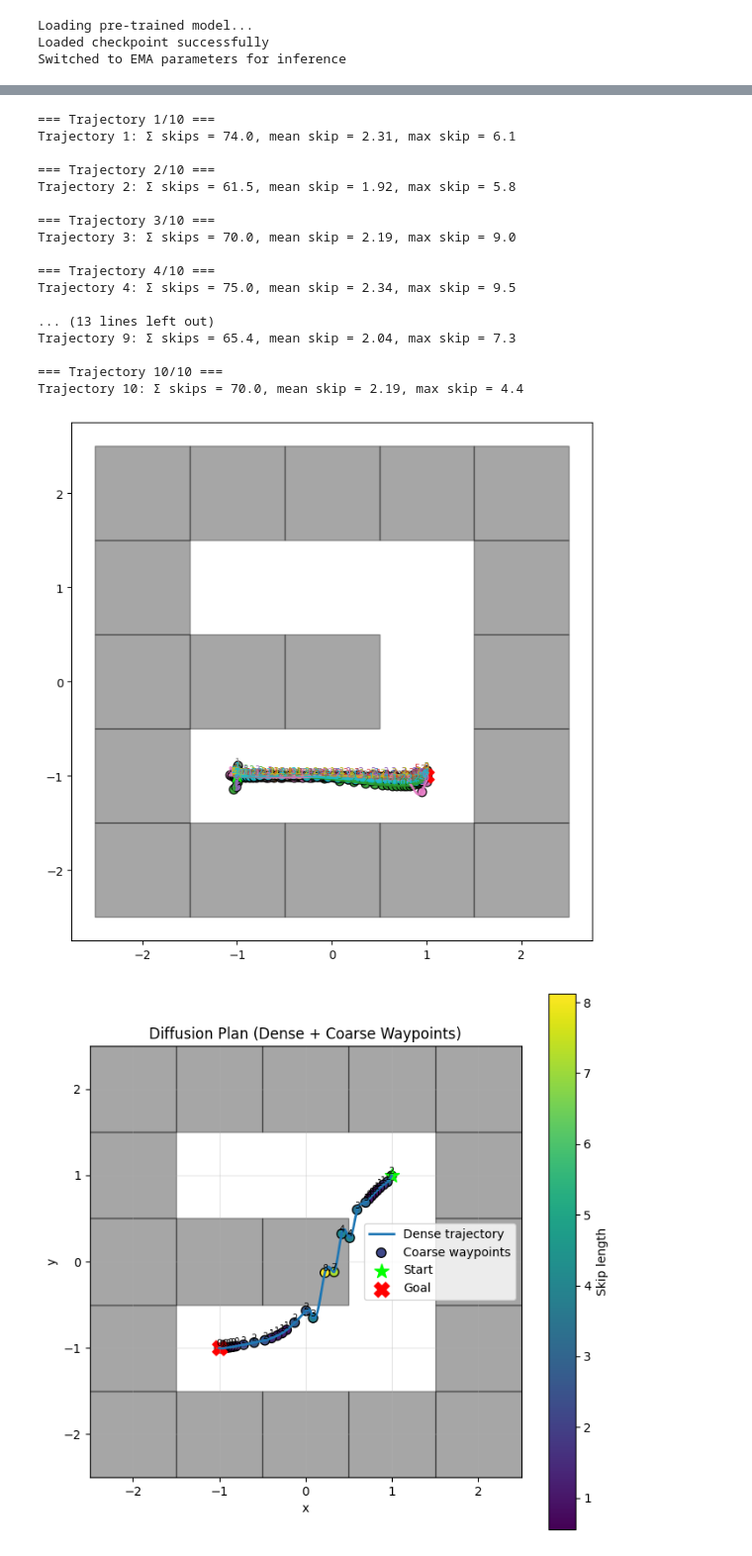
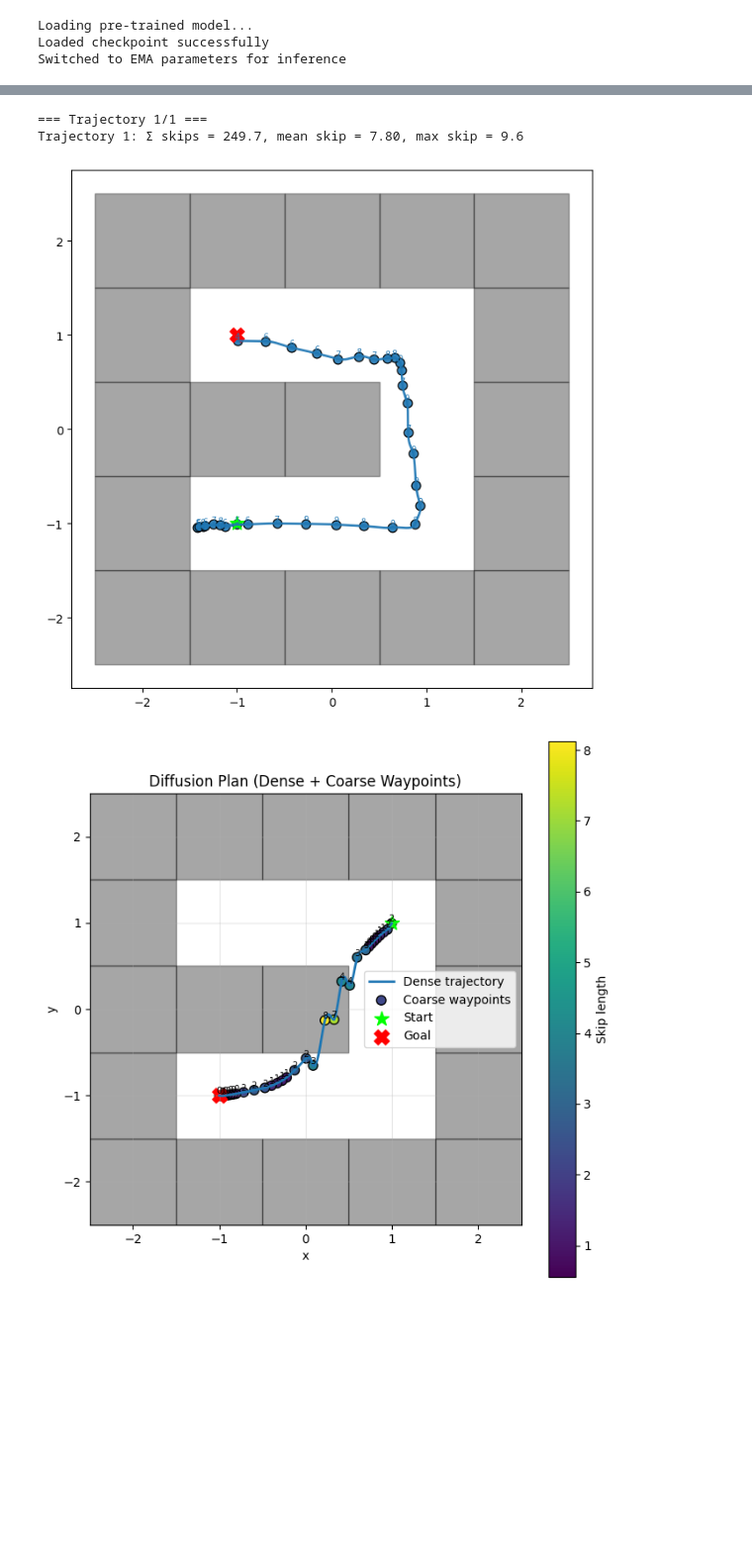
Before and after one commit to logflash/rpmml-project, a Jupyter notebook: timeskip-diffuser/src/timeskip_diffuser/pointmaze/skip_independent.ipynb, the cells around one changed output, grey strips where cells are left out. Shown at 99% size. Saved outputs shown, nothing was run; the diff lists cells and outputs as text; code cells hidden in the pictures; blank space fills up the shorter version.

Commit message:
Fixed Reward

```diff
--- a/timeskip-diffuser/src/timeskip_diffuser/pointmaze/skip_independent.ipynb
+++ b/timeskip-diffuser/src/timeskip_diffuser/pointmaze/skip_independent.ipynb
@@ -253,7 +242,7 @@ env = unwrap_env(env)
 mj_model = env.model
 mj_data = env.data
 # %%
-num_samples = 10   # number of trajectories to sample
+num_samples = 1   # number of trajectories to sample
 #WHEN USING THE 48 HORIZON, REMEMBER TO CHANGE HORIZON IN CODE...?
 fig, ax = plt.subplots(figsize=(8, 8))
 colors = plt.cm.tab10(np.linspace(0, 1, num_samples))
@@ -262,14 +251,15 @@ colors = plt.cm.tab10(np.linspace(0, 1, num_samples))
 planner = DiffuserPlanner(eqnet, diffusion, dataset, device=device)
 
 current = np.array([-1, -1, 0.88507522, 4.78210334])
-goal = np.array([1, -1])
+goal = np.array([-1, 1])
 
 reward_fn = CompositeReward(
     [
         StartReachingReward(current[:2], reward_scale=5.0),
         GoalReachingReward(goal, reward_scale=5.0),
-        SkipTotalTimeSkipPenalty(reward_scale=0.1),
-        CurvaturePenalty(reward_scale=0.1), #was 0.1
+        SkipTotalTimeSkipPenalty(reward_scale=0),
+        CurvaturePenalty(reward_scale=0.05), #was 0.1
+        LogSkipReward(reward_scale=0.01)
     ]
 )
 
@@ -342,51 +332,36 @@ for k in range(num_samples):
 # Start + Goal
 # -----------------------------------------------------------
 ax.scatter(current[0], current[1], s=150, marker="*", color="lime", label="Start")
 ax.scatter(goal[0],    goal[1],    s=150, marker="X", color="red",  label="Goal")
 
 # -----------------------------------------------------------
 # Maze walls (mj_model already available)
 # -----------------------------------------------------------
 for geom_id in range(mj_model.ngeom):
     name = mujoco.mj_id2name(mj_model, mujoco.mjtObj.mjOBJ_GEOM, geom_id)
 
     # Only render maze walls (named "block", like in PointMaze)
     if name is None or ("block" not in name):
         continue
 
     pos = mj_model.geom_pos[geom_id]      # (x, y, z) center
     size = mj_model.geom_size[geom_id]    # half-sizes (hx, hy, hz)
 
     cx, cy = pos[:2]
     hx, hy = size[:2]
 
     rect = Rectangle(
         (cx - hx, cy - hy),
         2 * hx, 2 * hy,
         color="black",
         alpha=0.35,
         zorder=0
     )
     ax.add_patch(rect)
 # %% [output]
-=== Trajectory 1/10 ===
-Trajectory 1: Σ skips = 74.0, mean skip = 2.31, max skip = 6.1
-
-=== Trajectory 2/10 ===
-Trajectory 2: Σ skips = 61.5, mean skip = 1.92, max skip = 5.8
-
-=== Trajectory 3/10 ===
-Trajectory 3: Σ skips = 70.0, mean skip = 2.19, max skip = 9.0
-
-=== Trajectory 4/10 ===
-Trajectory 4: Σ skips = 75.0, mean skip = 2.34, max skip = 9.5
-
-... (13 lines left out)
-Trajectory 9: Σ skips = 65.4, mean skip = 2.04, max skip = 7.3
-
-=== Trajectory 10/10 ===
-Trajectory 10: Σ skips = 70.0, mean skip = 2.19, max skip = 4.4
+=== Trajectory 1/1 ===
+Trajectory 1: Σ skips = 249.7, mean skip = 7.80, max skip = 9.6
-[figure, old version]
+[figure, new version]
 # %%
 # %% [output]
 [figure]
```
Also changed, not shown: parts of 2 cells of this notebook, 2 other files.
